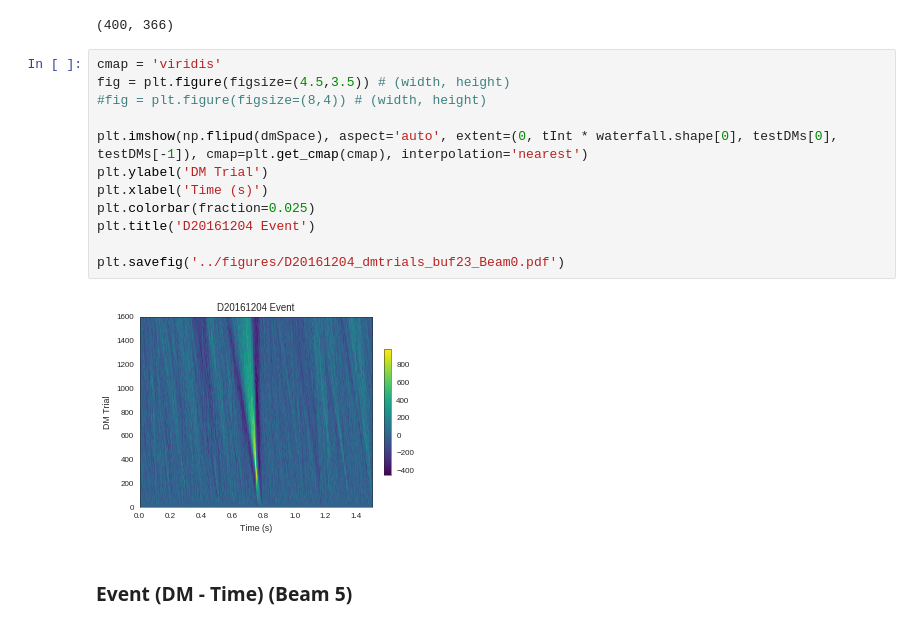
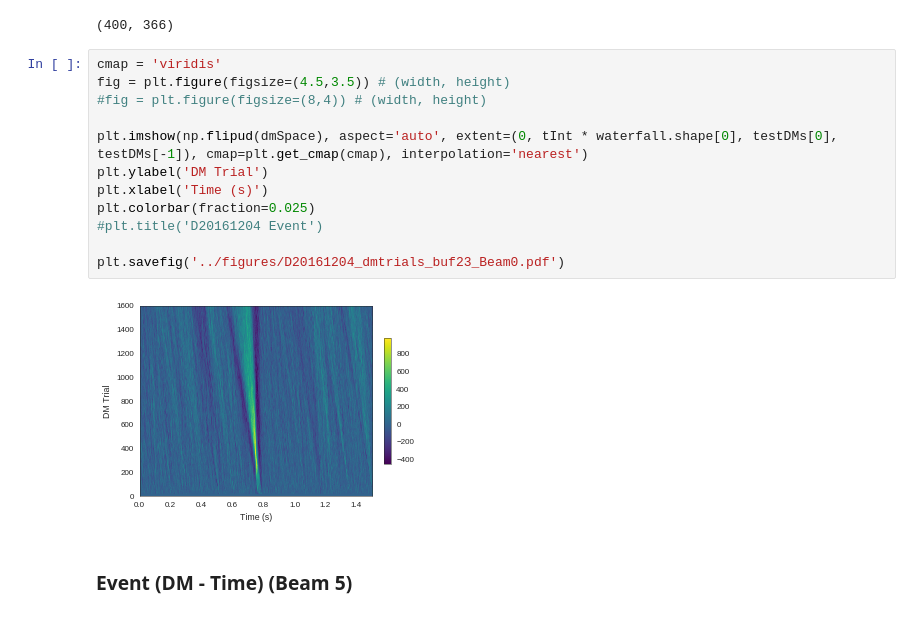
Before and after one commit to griffinfoster/terrestrial-frb-letter, a Jupyter notebook: notebooks/ALFABURST_events.ipynb, the cells around one changed output. Cells and saved outputs as stored; diff of their text form.

```diff
--- a/notebooks/ALFABURST_events.ipynb
+++ b/notebooks/ALFABURST_events.ipynb
@@ -531,17 +534,17 @@ for dmid, dm in enumerate(testDMs):
 # %%
 cmap = 'viridis'
 fig = plt.figure(figsize=(4.5,3.5)) # (width, height)
 #fig = plt.figure(figsize=(8,4)) # (width, height)
 
 plt.imshow(np.flipud(dmSpace), aspect='auto', extent=(0, tInt * waterfall.shape[0], testDMs[0], testDMs[-1]), cmap=plt.get_cmap(cmap), interpolation='nearest')
 plt.ylabel('DM Trial')
 plt.xlabel('Time (s)')
 plt.colorbar(fraction=0.025)
-plt.title('D20161204 Event')
+#plt.title('D20161204 Event')
 
 plt.savefig('../figures/D20161204_dmtrials_buf23_Beam0.pdf')
 # %% [output]
-[figure, old version]
+[figure, new version]
 # %% [markdown]
 ### Event (DM - Time) (Beam 5)
 # %%
```
Also changed, not shown: parts of 11 cells of this notebook, 19 other files.
